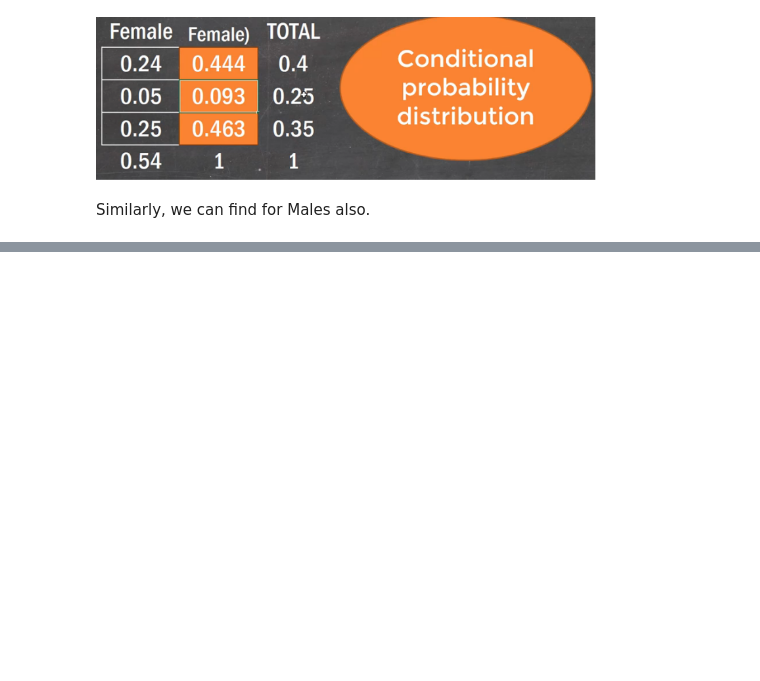
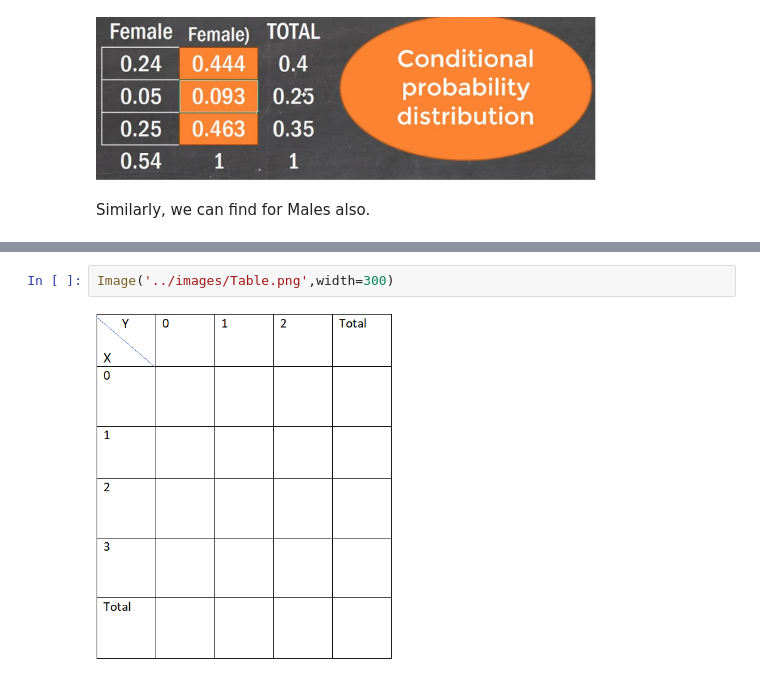
Before and after one commit to PetalsOnWind/Statistics-and-Econometrics-for-Data-Science, a Jupyter notebook: notebooks/JointProbabilityDistribution.ipynb, the cells around one changed output, grey strips where cells are left out. Saved outputs shown, nothing was run; the diff lists cells and outputs as text; blank space fills up the shorter version.

```diff
--- a/notebooks/JointProbabilityDistribution.ipynb
+++ b/notebooks/JointProbabilityDistribution.ipynb
@@ -183,0 +215,4 @@ Similarly, we can find for Males also.
+# %%
+Image('../images/Table.png',width=300)
+# %% [output]
+[figure, added]
```
Also changed, not shown: parts of 15 cells of this notebook, 6 other files.
